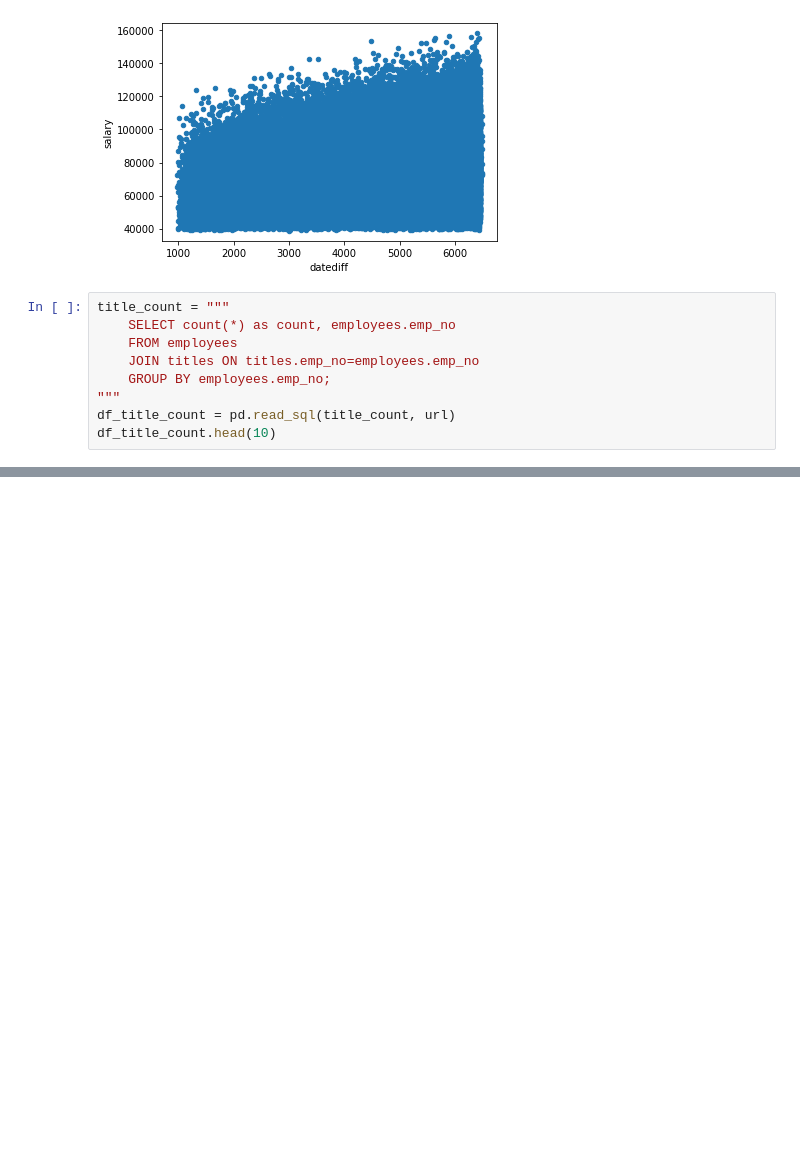
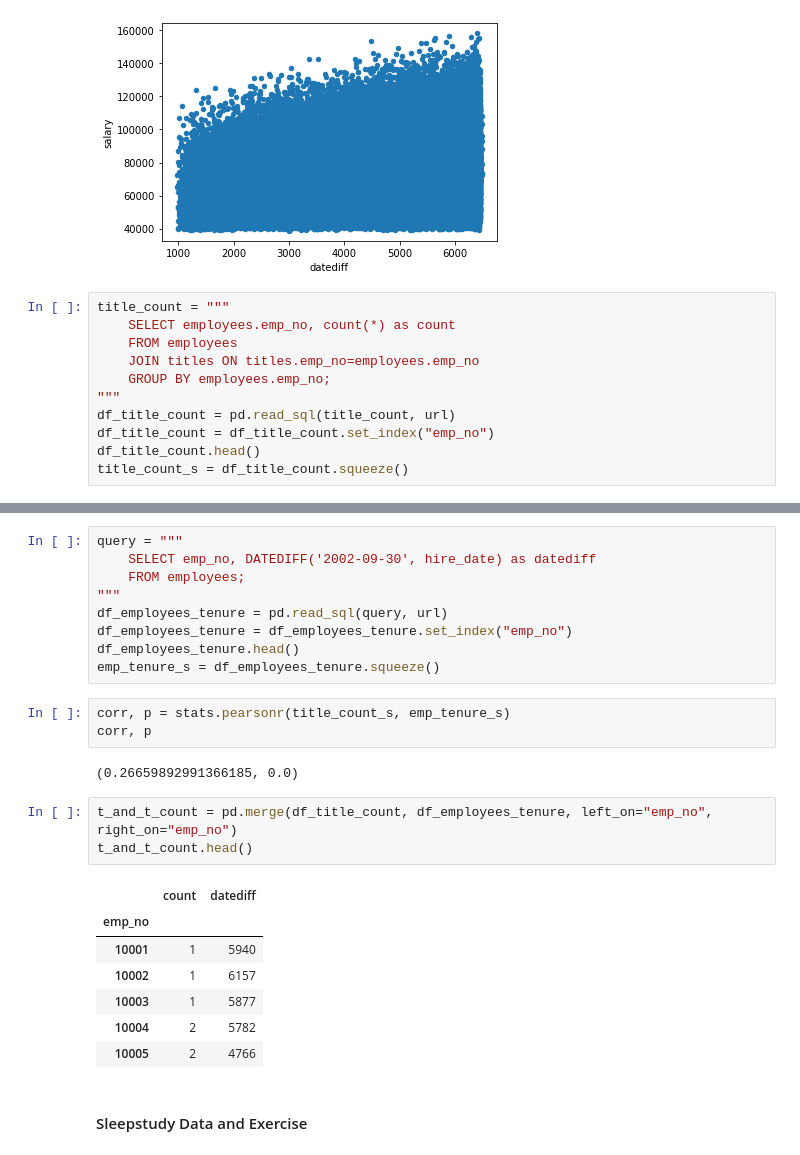
Before and after one commit to faithkane3/statistics-exercises, a Jupyter notebook: hypothesis_testing.ipynb, the cells around one changed output, grey strips where cells are left out. Cells and saved outputs as stored; diff of their text form; blank space fills up the shorter version.

```diff
--- a/hypothesis_testing.ipynb
+++ b/hypothesis_testing.ipynb
@@ -404,10 +442,12 @@ df_employees_tenure.plot.scatter("datediff", "salary")
 [figure]
 # %%
 title_count = """
-    SELECT count(*) as count, employees.emp_no
+    SELECT employees.emp_no, count(*) as count
     FROM employees
     JOIN titles ON titles.emp_no=employees.emp_no
     GROUP BY employees.emp_no;
 """
 df_title_count = pd.read_sql(title_count, url)
-df_title_count.head(10)
+df_title_count = df_title_count.set_index("emp_no")
+df_title_count.head()
+title_count_s = df_title_count.squeeze()
@@ -446,3 +454,30 @@ df_title_count.head(10)
+# %%
+query = """
+    SELECT emp_no, DATEDIFF('2002-09-30', hire_date) as datediff
+    FROM employees;
+"""
+df_employees_tenure = pd.read_sql(query, url)
+df_employees_tenure = df_employees_tenure.set_index("emp_no")
+df_employees_tenure.head()
+emp_tenure_s = df_employees_tenure.squeeze()
+# %%
+corr, p = stats.pearsonr(title_count_s, emp_tenure_s)
+corr, p
+# %% [output]
+(0.26659892991366185, 0.0)
+# %%
+t_and_t_count = pd.merge(df_title_count, df_employees_tenure, left_on="emp_no", right_on="emp_no")
+t_and_t_count.head()
+# %% [output]
+|  | count | datediff |
+| emp_no |  |  |
+| 10001 | 1 | 5940 |
+| 10002 | 1 | 6157 |
+| 10003 | 1 | 5877 |
+| 10004 | 2 | 5782 |
+| 10005 | 2 | 4766 |
+# %% [markdown]
+#### Sleepstudy Data and Exercise
 # %%
 sleepstudy = data("sleepstudy")
 sleepstudy.head()
```
Also changed, not shown: parts of 18 cells of this notebook.
